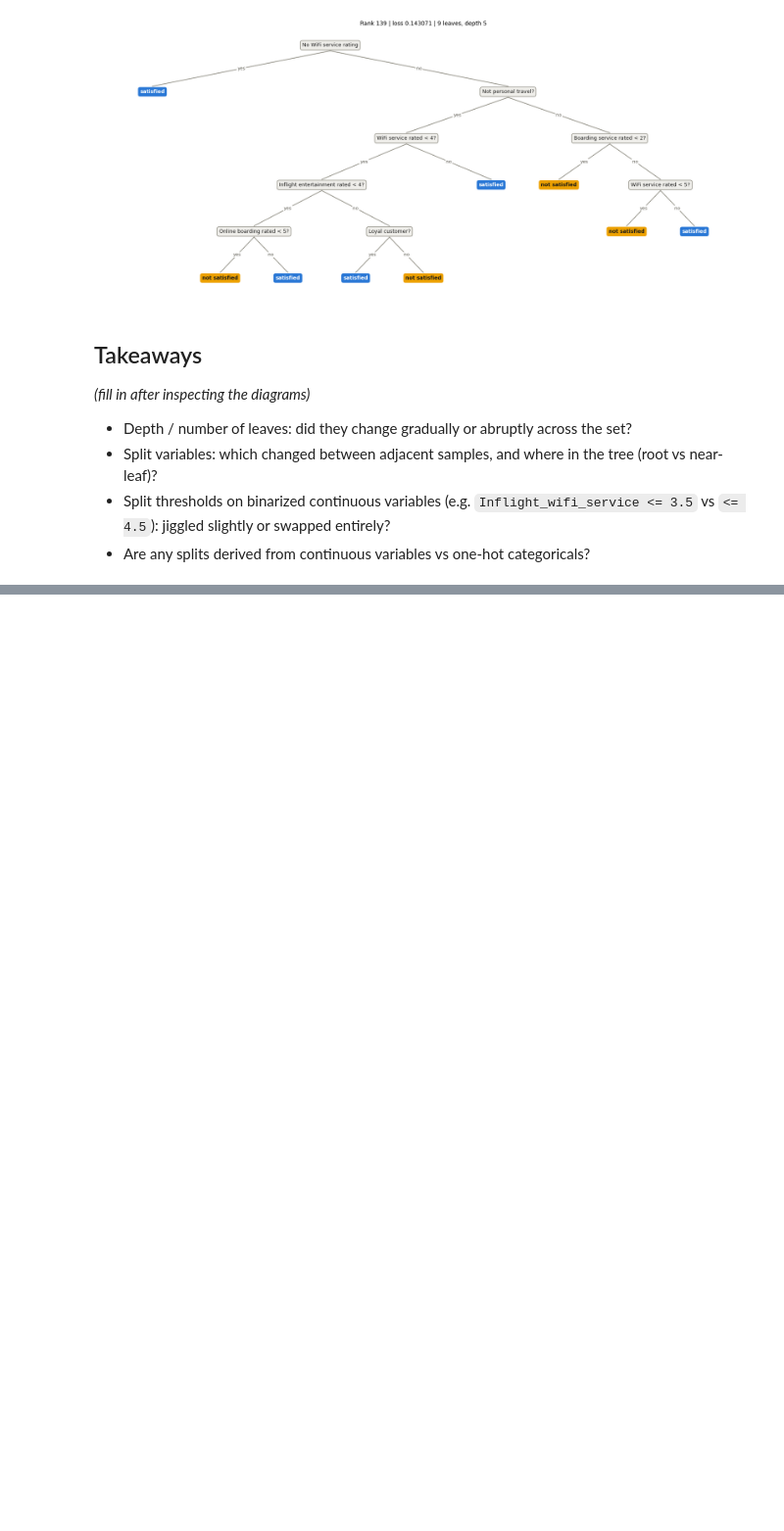
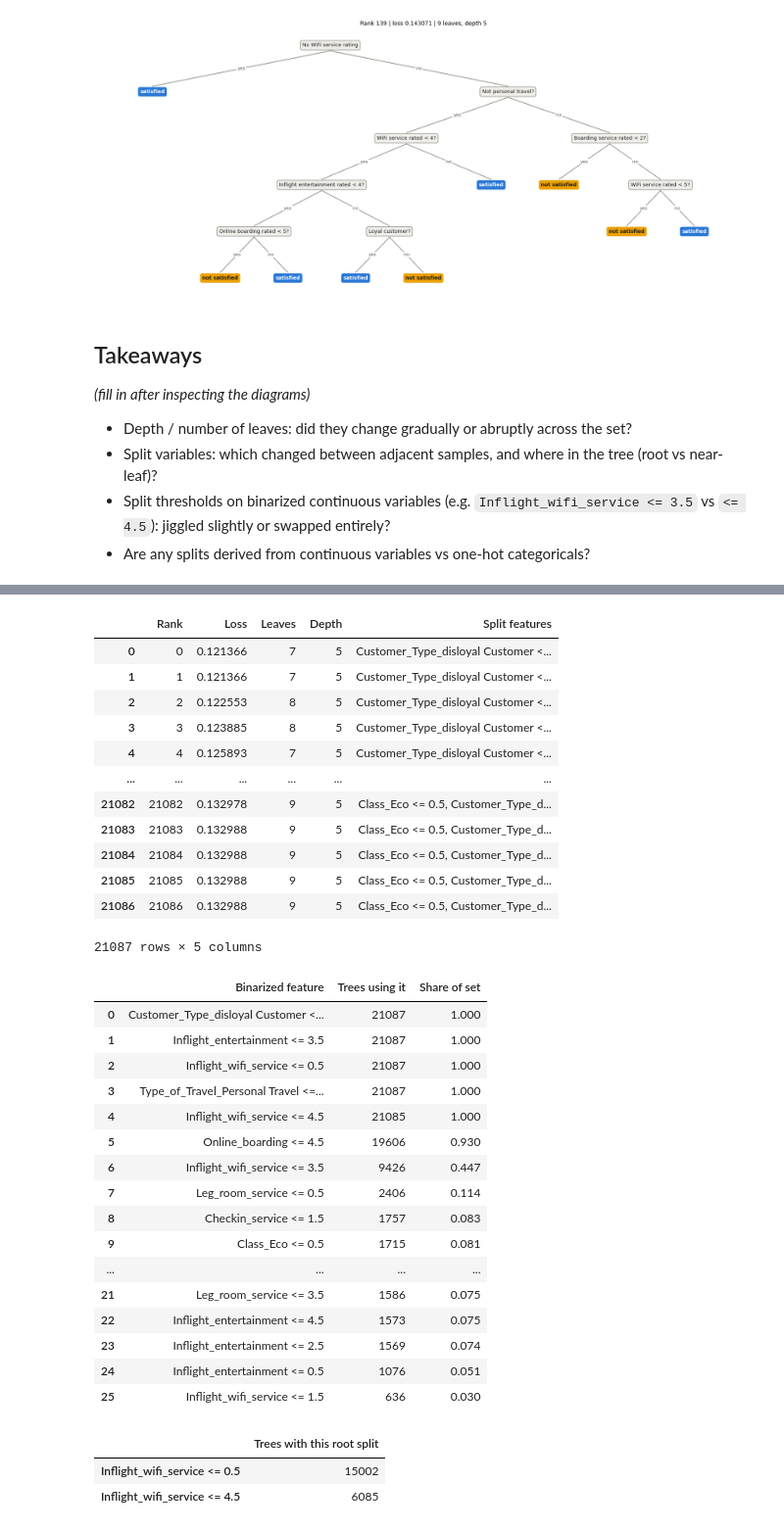
Before and after one commit to lucascampa/praxis, a Jupyter notebook: notebooks/tree_structure.ipynb, the cells around one changed output, grey strips where cells are left out. Shown at 98% size. Drawn from its saved outputs; the diff is of its cells as text; code cells hidden in the pictures; blank space fills up the shorter version.

```diff
--- a/notebooks/tree_structure.ipynb
+++ b/notebooks/tree_structure.ipynb
@@ -195,0 +251,59 @@ for r in sample_ranks:
+# %%
+# Structure of the unbalanced-data Rashomon set
+from collections import Counter
+
+summary_u = pd.DataFrame([{
+    'Rank': t['rank'],
+    'Loss': t.get('loss'),
+    'Leaves': t['num_leaves'],
+    'Depth': t['depth'],
+    'Split features': ', '.join(t['split_features']),
+} for t in trees_u])
+display(summary_u)
+
+counts_u = Counter(f for t in trees_u for f in t['split_features'])
+usage_u = pd.DataFrame(
+    sorted(counts_u.items(), key=lambda kv: -kv[1]),
+    columns=['Binarized feature', 'Trees using it']
+)
+usage_u['Share of set'] = (usage_u['Trees using it'] / len(trees_u)).round(3)
+display(usage_u)
+
+root_splits_u = pd.Series(
+    [feature_names_u[abs(t['paths'][0][0]) - 1] for t in trees_u]
+).value_counts().rename('Trees with this root split')
+display(root_splits_u.to_frame())
+# %% [output]
+|  | Rank | Loss | Leaves | Depth | Split features |
+| 0 | 0 | 0.121366 | 7 | 5 | Customer_Type_disloyal Customer <... |
+| 1 | 1 | 0.121366 | 7 | 5 | Customer_Type_disloyal Customer <... |
+| 2 | 2 | 0.122553 | 8 | 5 | Customer_Type_disloyal Customer <... |
+| 3 | 3 | 0.123885 | 8 | 5 | Customer_Type_disloyal Customer <... |
+| 4 | 4 | 0.125893 | 7 | 5 | Customer_Type_disloyal Customer <... |
+| ... | ... | ... | ... | ... | ... |
+| 21082 | 21082 | 0.132978 | 9 | 5 | Class_Eco <= 0.5, Customer_Type_d... |
+| 21083 | 21083 | 0.132988 | 9 | 5 | Class_Eco <= 0.5, Customer_Type_d... |
+| 21084 | 21084 | 0.132988 | 9 | 5 | Class_Eco <= 0.5, Customer_Type_d... |
+| 21085 | 21085 | 0.132988 | 9 | 5 | Class_Eco <= 0.5, Customer_Type_d... |
+| 21086 | 21086 | 0.132988 | 9 | 5 | Class_Eco <= 0.5, Customer_Type_d... |
+21087 rows × 5 columns
+|  | Binarized feature | Trees using it | Share of set |
+| 0 | Customer_Type_disloyal Customer <... | 21087 | 1.000 |
+| 1 | Inflight_entertainment <= 3.5 | 21087 | 1.000 |
+| 2 | Inflight_wifi_service <= 0.5 | 21087 | 1.000 |
+| 3 | Type_of_Travel_Personal Travel <=... | 21087 | 1.000 |
+| 4 | Inflight_wifi_service <= 4.5 | 21085 | 1.000 |
+| 5 | Online_boarding <= 4.5 | 19606 | 0.930 |
+| 6 | Inflight_wifi_service <= 3.5 | 9426 | 0.447 |
+| 7 | Leg_room_service <= 0.5 | 2406 | 0.114 |
+| 8 | Checkin_service <= 1.5 | 1757 | 0.083 |
+| 9 | Class_Eco <= 0.5 | 1715 | 0.081 |
+| ... | ... | ... | ... |
+| 21 | Leg_room_service <= 3.5 | 1586 | 0.075 |
+| 22 | Inflight_entertainment <= 4.5 | 1573 | 0.075 |
+| 23 | Inflight_entertainment <= 2.5 | 1569 | 0.074 |
+| 24 | Inflight_entertainment <= 0.5 | 1076 | 0.051 |
+| 25 | Inflight_wifi_service <= 1.5 | 636 | 0.030 |
+|  | Trees with this root split |
+| Inflight_wifi_service <= 0.5 | 15002 |
+| Inflight_wifi_service <= 4.5 | 6085 |
```
Also changed, not shown: parts of 6 cells of this notebook, 34 other files.
